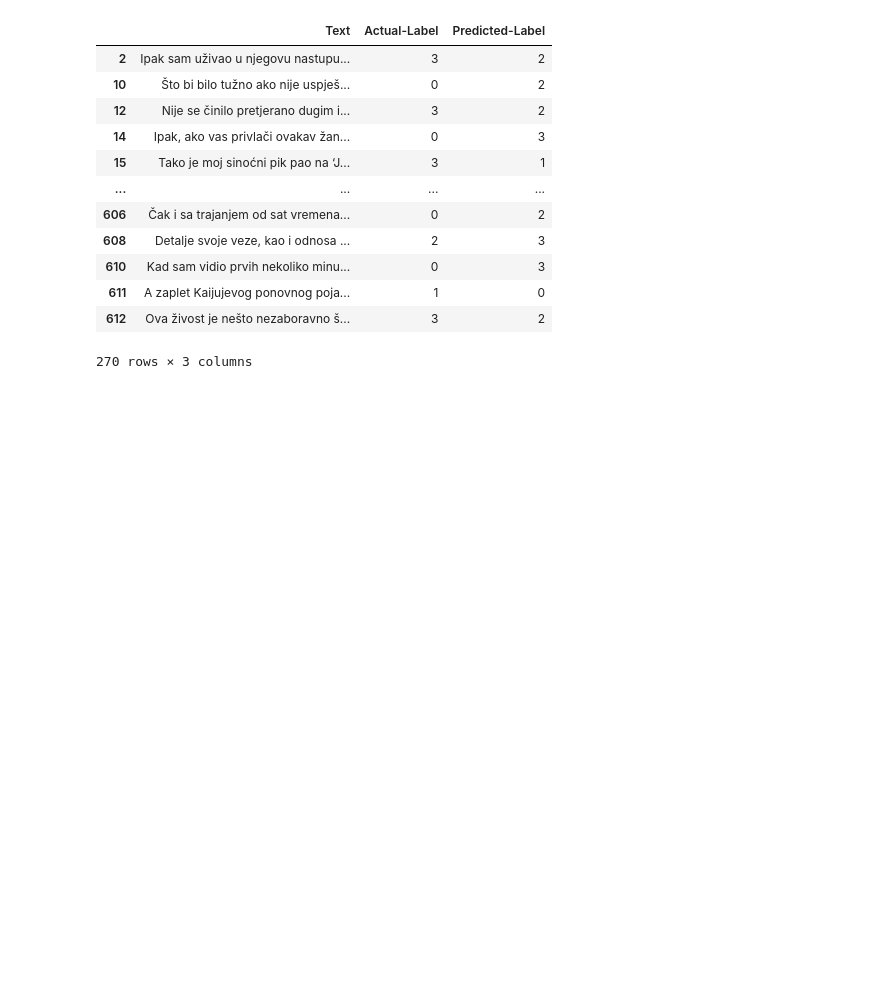
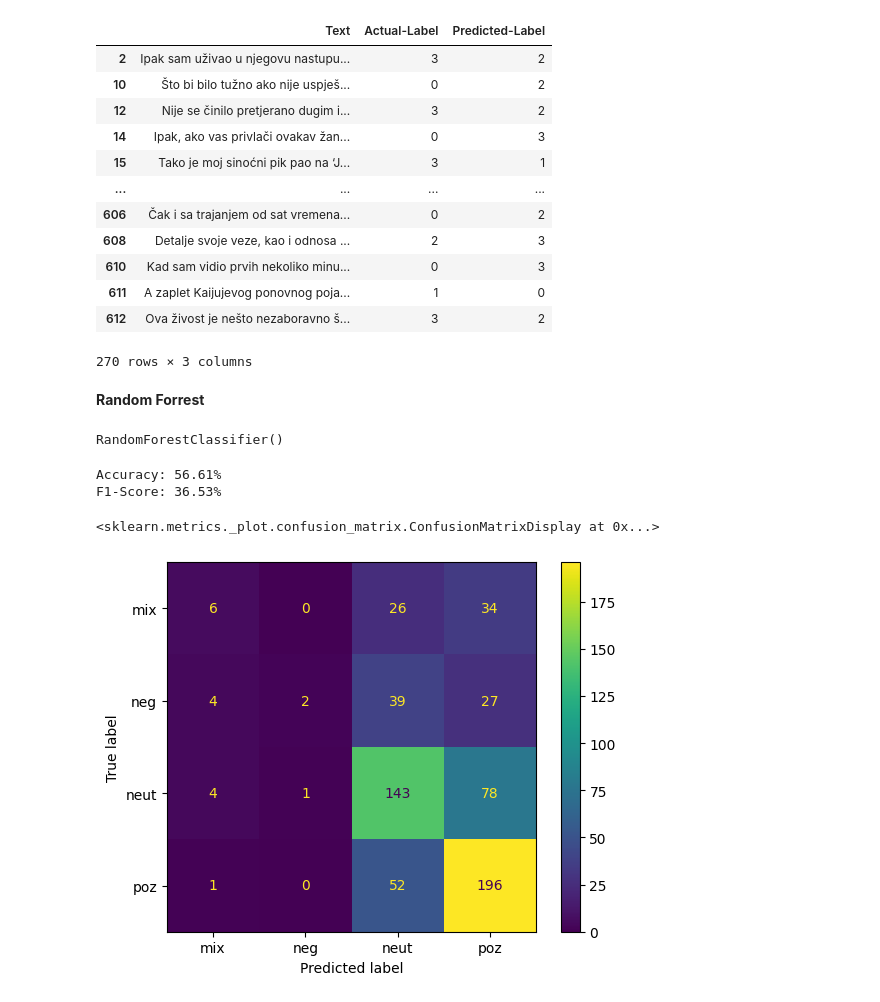
Before and after one commit to BoViNiMa/OPJ, a Jupyter notebook: Modeling_xgboost.ipynb, the cells around one changed output. Cells and saved outputs as stored; diff of their text form; code cells hidden in the pictures; blank space fills up the shorter version.

Commit message:
Dodan xgboost i random forest model

```diff
--- a/Modeling_xgboost.ipynb
+++ b/Modeling_xgboost.ipynb
@@ -178,3 +178,33 @@ df_errors[df_errors["Actual-Label"] != df_errors['Predicted-Label']]
 | 611 | A zaplet Kaijujevog ponovnog poja... | 1 | 0 |
 | 612 | Ova živost je nešto nezaboravno š... | 3 | 2 |
 270 rows × 3 columns
+# %% [markdown]
+**Random Forrest**
+# %%
+from sklearn.ensemble import RandomForestClassifier
+
+model_rfc = RandomForestClassifier(n_estimators=100)
+model_rfc.fit(X_train, labels_train)
+# %% [output]
+RandomForestClassifier()
+# %%
+predictions_rfc = model_rfc.predict(X_test)
+
+accuracy = accuracy_score(labels_test, predictions_rfc)
+print("Accuracy: {:.2f}%".format(accuracy * 100))
+f1 = f1_score(labels_test, predictions_rfc, average='macro')
+print("F1-Score: {:.2f}%".format(f1 * 100))
+# %% [output]
+Accuracy: 56.61%
+F1-Score: 36.53%
+# %%
+cm = confusion_matrix( labels_test, predictions_rfc)
+
+disp = ConfusionMatrixDisplay(confusion_matrix=cm,
+
+                              display_labels=le.classes_)
+
+disp.plot()
+# %% [output]
+<sklearn.metrics._plot.confusion_matrix.ConfusionMatrixDisplay at 0x...>
+[figure, added]
```
Also changed, not shown: parts of 1 cell of this notebook.
